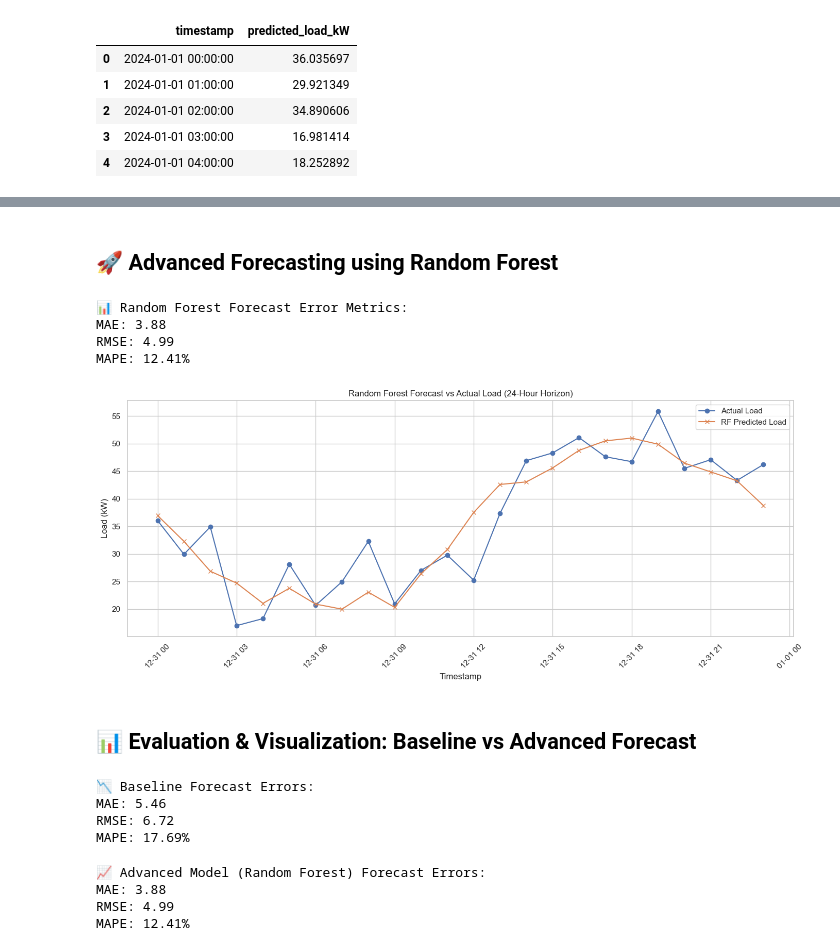
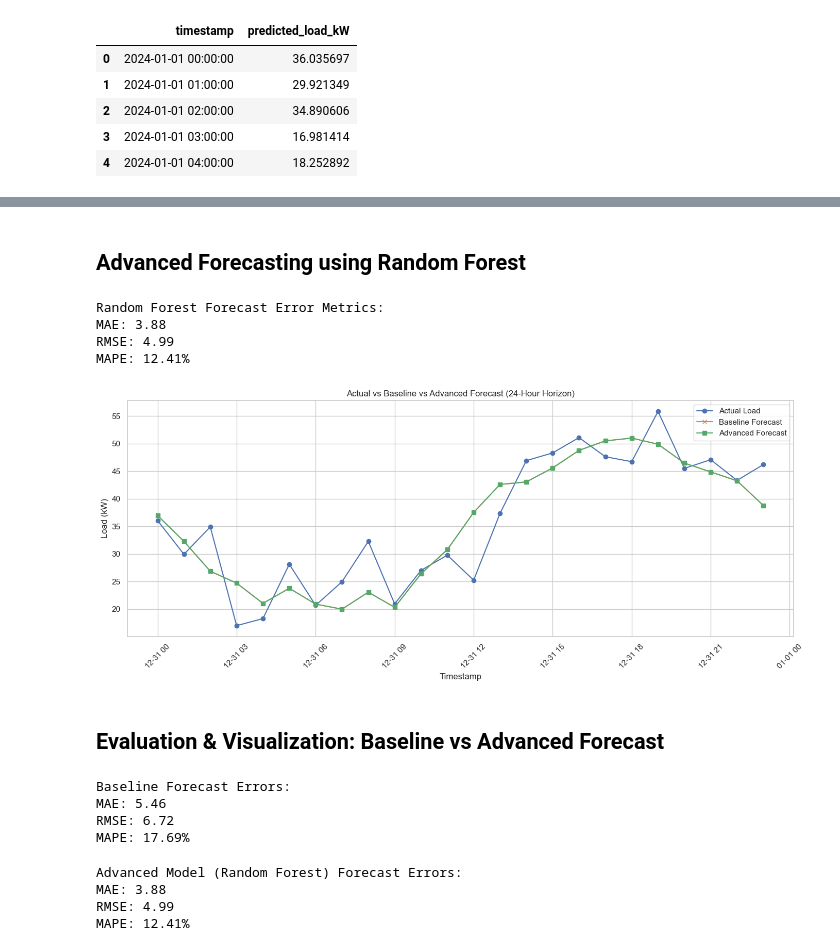
Before and after one commit to AnmolDeshmukh/forecasting-skill-demo, a Jupyter notebook: notebook.ipynb, the cells around one changed output, grey strips where cells are left out. Drawn from its saved outputs; the diff is of its cells as text; code cells hidden in the pictures.

```diff
--- a/notebook.ipynb
+++ b/notebook.ipynb
@@ -134,7 +139,7 @@ Final missing value count: 0
 # %%
-# 📌 Baseline Forecasting using previous day's values
+# Baseline Forecasting using previous day's values
 
-# ✅ Load cleaned and preprocessed data
+# Load cleaned and preprocessed data
 df = pd.read_csv("data/cleaned_load_data.csv", parse_dates=["timestamp"])
 df = df.sort_values("timestamp").reset_index(drop=True)
 
@@ -149,7 +154,7 @@ print("Last timestamp in dataset:", last_timestamp)
 # Define forecast horizon: next 24 hours
 forecast_start = last_timestamp + pd.Timedelta(hours=1)
 forecast_end = last_timestamp + pd.Timedelta(hours=24)
-forecast_index = pd.date_range(start=forecast_start, end=forecast_end, freq='H')
+forecast_index = pd.date_range(start=forecast_start, end=forecast_end, freq='h')
 
 print("Forecast range:", forecast_index[0], "to", forecast_index[-1])
 # %% [output]
@@ -232,2 +229,2 @@ plt.show()
 # %% [markdown]
-## 🚀 Advanced Forecasting using Random Forest
+## Advanced Forecasting using Random Forest
@@ -239,9 +231,5 @@ from sklearn.model_selection import train_test_split
 # %%
-# ⏮️ Generate lag features (previous 1–3 hour values)
-df["load_kW_t-1"] = df["load_kW"].shift(1)
-df["load_kW_t-2"] = df["load_kW"].shift(2)
-df["load_kW_t-3"] = df["load_kW"].shift(3)
-
-# Drop any resulting NaNs
-df_model = df.dropna().copy()
+# Generate lag features (previous 1–3 hour values)
+df_lagged = create_lag_features(df, lags=[1, 2, 3])
+df_model = df_lagged.dropna().copy()
 # %%
@@ -267,39 +255,33 @@ model.fit(X_train, y_train)
 y_pred_rf = model.predict(X_test)
 # %%
-# 📊 Evaluate model
+# Evaluate model
 mae_rf = mean_absolute_error(y_test, y_pred_rf)
 rmse_rf = mean_squared_error(y_test, y_pred_rf, squared=False)
 mape_rf = mean_absolute_percentage_error(y_test, y_pred_rf) * 100
 
-print("📊 Random Forest Forecast Error Metrics:")
+print("Random Forest Forecast Error Metrics:")
 print(f"MAE: {mae_rf:.2f}")
 print(f"RMSE: {rmse_rf:.2f}")
 print(f"MAPE: {mape_rf:.2f}%")
 # %% [output]
-📊 Random Forest Forecast Error Metrics:
+Random Forest Forecast Error Metrics:
 MAE: 3.88
 RMSE: 4.99
 MAPE: 12.41%
 # %%
-# 📈 Plot actual vs predicted
-plt.figure(figsize=(14, 6))
-plt.plot(test_df["timestamp"], y_test.values, label="Actual Load", marker="o")
-plt.plot(test_df["timestamp"], y_pred_rf, label="RF Predicted Load", marker="x")
-plt.xlabel("Timestamp")
-plt.ylabel("Load (kW)")
-plt.title("Random Forest Forecast vs Actual Load (24-Hour Horizon)")
-plt.legend()
-plt.grid(True)
-plt.xticks(rotation=45)
-plt.tight_layout()
-plt.show()
+# Plot actual vs predicted
+plot_forecast_comparison(
+    timestamps=test_df["timestamp"],
+    actual=y_test.values,
+    baseline=y_pred_rf,
+    advanced=y_pred_rf
+)
 # %% [output]
-[figure, old version]
+[figure, new version]
 # %% [markdown]
-## 📊 Evaluation & Visualization: Baseline vs Advanced Forecast
+## Evaluation & Visualization: Baseline vs Advanced Forecast
 # %%
-# ✅ Recompute baseline errors if needed
-from sklearn.metrics import mean_absolute_error, mean_squared_error, mean_absolute_percentage_error
+# Compute baseline errors again for comparison
 
 y_true = baseline_df["actual_load_kW"]
 y_pred_baseline = baseline_df["predicted_load_kW"]
@@ -308,23 +290,23 @@ mae_base = mean_absolute_error(y_true, y_pred_baseline)
 rmse_base = mean_squared_error(y_true, y_pred_baseline, squared=False)
 mape_base = mean_absolute_percentage_error(y_true, y_pred_baseline) * 100
 
-print("📉 Baseline Forecast Errors:")
+print("Baseline Forecast Errors:")
 print(f"MAE: {mae_base:.2f}")
 print(f"RMSE: {rmse_base:.2f}")
 print(f"MAPE: {mape_base:.2f}%")
 # %% [output]
-📉 Baseline Forecast Errors:
+Baseline Forecast Errors:
 MAE: 5.46
 RMSE: 6.72
 MAPE: 17.69%
 # %%
-# ✅ Advanced model (Random Forest) metrics — already computed
-print("📈 Advanced Model (Random Forest) Forecast Errors:")
+# Advanced model (Random Forest) metrics — already computed
+print("Advanced Model (Random Forest) Forecast Errors:")
 print(f"MAE: {mae_rf:.2f}")
 print(f"RMSE: {rmse_rf:.2f}")
 print(f"MAPE: {mape_rf:.2f}%")
 # %% [output]
-📈 Advanced Model (Random Forest) Forecast Errors:
+Advanced Model (Random Forest) Forecast Errors:
 MAE: 3.88
 RMSE: 4.99
 MAPE: 12.41%
```
Also changed, not shown: parts of 21 cells of this notebook, 1 other file.
